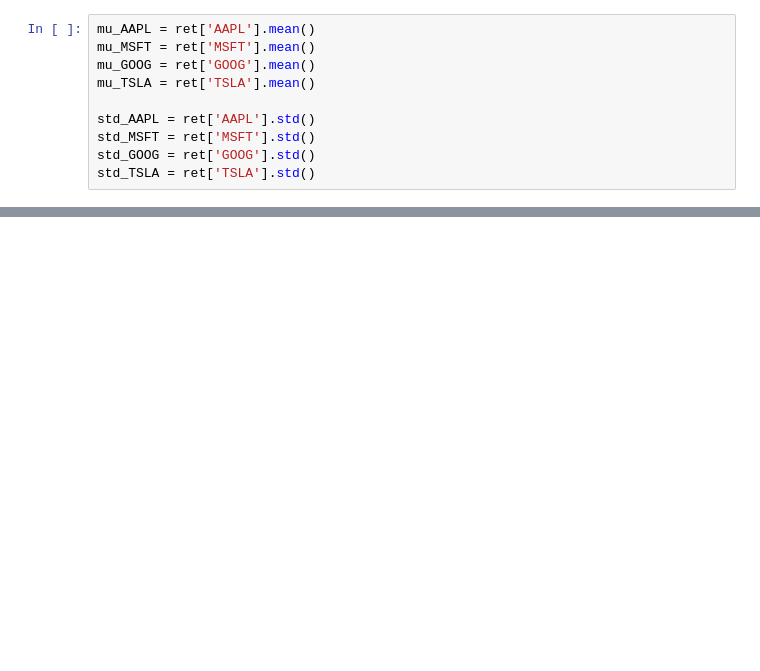
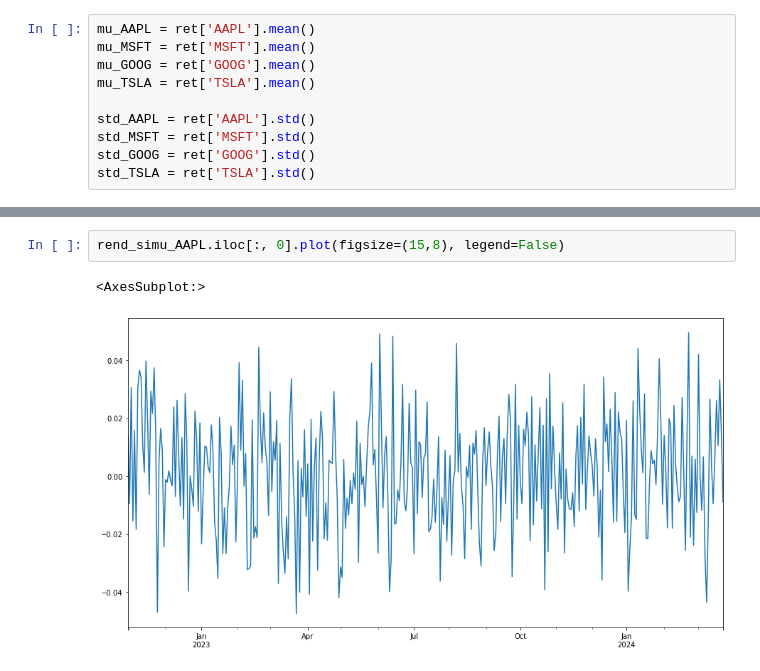
Before and after one commit to GustavodeAnda/PM2_deAndaG1_Hern-ndezM2_Rodr-guezS3, a Jupyter notebook: PM2_deAndaG1_HernándezM2_RodríguezS3.ipynb, the cells around one changed output, grey strips where cells are left out. Drawn from its saved outputs; the diff is of its cells as text; blank space fills up the shorter version.

```diff
--- a/PM2_deAndaG1_HernándezM2_RodríguezS3.ipynb
+++ b/PM2_deAndaG1_HernándezM2_RodríguezS3.ipynb
@@ -87,0 +263,5 @@ rend_simu_GOOG
+# %%
+rend_simu_AAPL.iloc[:, 0].plot(figsize=(15,8), legend=False)
+# %% [output]
+<AxesSubplot:>
+[figure, added]
```
Also changed, not shown: parts of 30 cells of this notebook.
